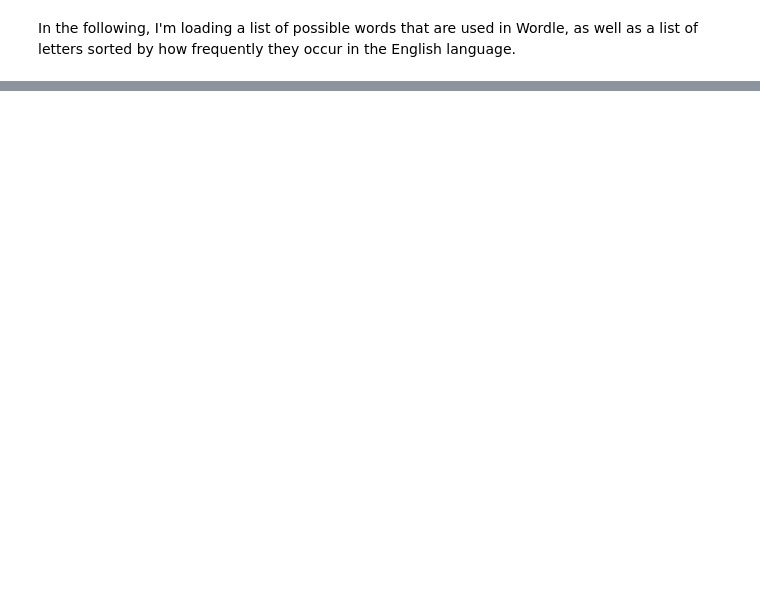
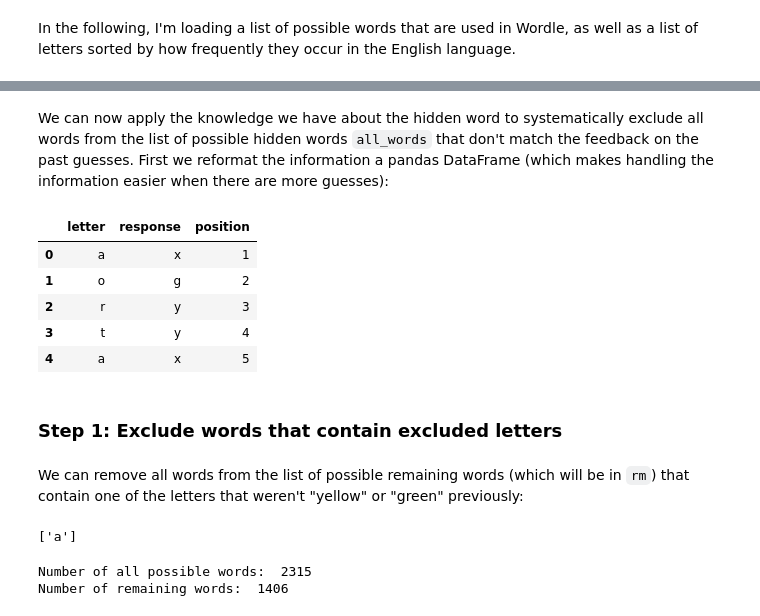
Before and after one commit to christopherbronner/wordle_guesser, a Jupyter notebook: wordle_guesser.ipynb, the cells around one changed output, grey strips where cells are left out. Saved outputs shown, nothing was run; the diff lists cells and outputs as text; code cells hidden in the pictures; blank space fills up the shorter version.

```diff
--- a/wordle_guesser.ipynb
+++ b/wordle_guesser.ipynb
@@ -228,0 +91,29 @@ np.median(benchm2)
+# %%
+prior_guesses = ['aorta']
+prior_res     = ['xgyyx']
+# %% [markdown]
+We can now apply the knowledge we have about the hidden word to systematically exclude all words from the list of possible hidden words `all_words` that don't match the feedback on the past guesses. First we reformat the information a pandas DataFrame (which makes handling the information easier when there are more guesses):
+# %%
+# Table with known information about each letter and the response from prior guesses
+know = pd.DataFrame({ 'letter': list(''.join(prior_guesses)),
+                      'response': list(''.join(prior_res)),
+                      'position': list(np.arange(1,6)) * len(prior_guesses)
+                     })
+know
+# %% [output]
+|  | letter | response | position |
+| 0 | a | x | 1 |
+| 1 | o | g | 2 |
+| 2 | r | y | 3 |
+| 3 | t | y | 4 |
+| 4 | a | x | 5 |
+# %% [markdown]
+### Step 1: Exclude words that contain excluded letters
+# %% [markdown]
+We can remove all words from the list of possible remaining words (which will be in `rm`) that contain one of the letters that weren't "yellow" or "green" previously:
+# %%
+# Excluded letters (excluded letters don't counted if they also show up as green somewhere)
+excluded_letters = [l for l in list(know[know['response']=='x']['letter'].unique()) if l not in list(know[know['response']=='g']['letter'].unique())]
+excluded_letters
+# %% [output]
+['a']
@@ -228,0 +123,6 @@ np.median(benchm2)
+# %%
+print('Number of all possible words: ', len(all_words))
+print('Number of remaining words: ', len(rm))
+# %% [output]
+Number of all possible words:  2315
+Number of remaining words:  1406
```
Also changed, not shown: parts of 105 cells of this notebook, 1 other file.
